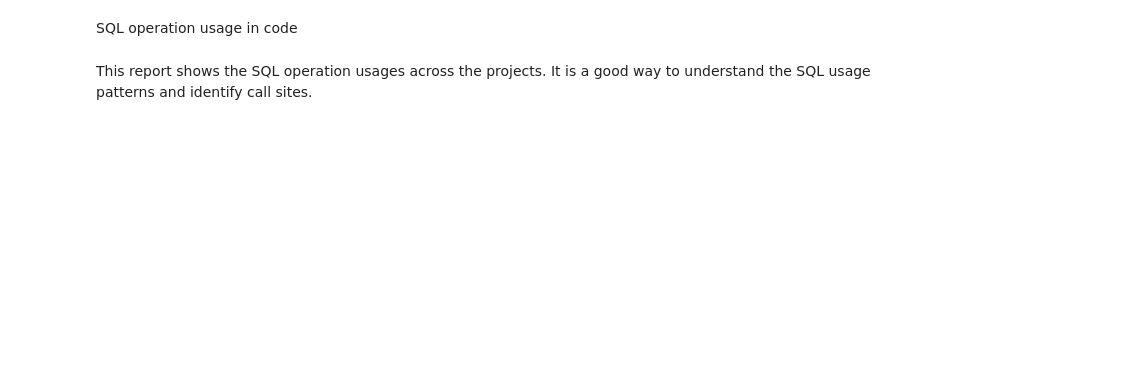
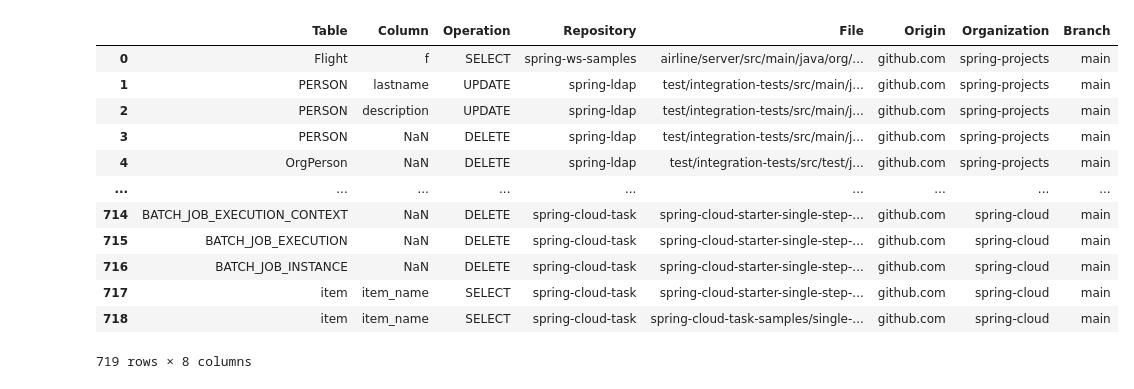
Before and after one commit to moderneinc/moderne-visualizations-misc, a Jupyter notebook: moderne_visualizations_misc/sql_crud.ipynb, the cells around one changed output. Cells and saved outputs as stored; diff of their text form; code cells hidden in the pictures; blank space fills up the shorter version.

Commit message:
Sample

```diff
--- a/moderne_visualizations_misc/sql_crud.ipynb
+++ b/moderne_visualizations_misc/sql_crud.ipynb
@@ -1,38 +1,33 @@
-# %% [markdown]
-SQL operation usage in code
-# %% [markdown]
-This report shows the SQL operation usages across the projects. It is a good way to understand the SQL usage patterns and identify call sites.
+# %%
+from code_data_science import data_table as dt, data_grid as moderne_data_grid
+
+df = dt.read_csv('../samples/sql_crud.csv')
+df = df.rename(columns={ "repositoryOrigin": "Origin", "repositoryPath": "Path", "repositoryBranch": "Branch", "sourcePath": "File", "table": "Table", "column": "Column", "operation": "Operation" })
 # %%
-import pandas as pd
-import warnings
-import moderne_pkg.helpers as helpers
-
-warnings.simplefilter("ignore")
-
-args = helpers.get_notebook_args_from_env()
-
-# read data table file
-file_name = args["filteredDataTableFileName"]
-df = pd.read_csv(file_name, on_bad_lines='skip', skip_blank_lines=True)
-
-# remove empty rows
-df = df.dropna(how="all")
-
-# rename columns
-df = df.rename(columns={ "repositoryOrigin": "Origin", "repositoryPath": "Path", "repositoryBranch": "Branch", "sourcePath": "File", "table": "Table", "column": "Column", "operation": "Operation" })
-
-# Add new columns
 df["Repository"] = ""
 df["Organization"] = ""
 
 # attempt to split path into two columns
 try:
     df[["Organization", "Repository"]] = df["Path"].str.split("/", n=1, expand=True)
 except:
     pass
 
 df.drop(columns=["Path"], inplace=True)
-
 df = df[["Table","Column","Operation","Repository","File", "Origin", "Organization", "Branch"]]
 
-helpers.moderne_data_grid(df)
+df
+# %% [output]
+|  | Table | Column | Operation | Repository | File | Origin | Organization | Branch |
+| 0 | Flight | f | SELECT | spring-ws-samples | airline/server/src/main/java/org/... | github.com | spring-projects | main |
+| 1 | PERSON | lastname | UPDATE | spring-ldap | test/integration-tests/src/main/j... | github.com | spring-projects | main |
+| 2 | PERSON | description | UPDATE | spring-ldap | test/integration-tests/src/main/j... | github.com | spring-projects | main |
+| 3 | PERSON | NaN | DELETE | spring-ldap | test/integration-tests/src/main/j... | github.com | spring-projects | main |
+| 4 | OrgPerson | NaN | DELETE | spring-ldap | test/integration-tests/src/test/j... | github.com | spring-projects | main |
+| ... | ... | ... | ... | ... | ... | ... | ... | ... |
+| 714 | BATCH_JOB_EXECUTION_CONTEXT | NaN | DELETE | spring-cloud-task | spring-cloud-starter-single-step-... | github.com | spring-cloud | main |
+| 715 | BATCH_JOB_EXECUTION | NaN | DELETE | spring-cloud-task | spring-cloud-starter-single-step-... | github.com | spring-cloud | main |
+| 716 | BATCH_JOB_INSTANCE | NaN | DELETE | spring-cloud-task | spring-cloud-starter-single-step-... | github.com | spring-cloud | main |
+| 717 | item | item_name | SELECT | spring-cloud-task | spring-cloud-starter-single-step-... | github.com | spring-cloud | main |
+| 718 | item | item_name | SELECT | spring-cloud-task | spring-cloud-task-samples/single-... | github.com | spring-cloud | main |
+719 rows × 8 columns
```
Also changed, not shown: parts of 1 cell of this notebook, 5 other files.
